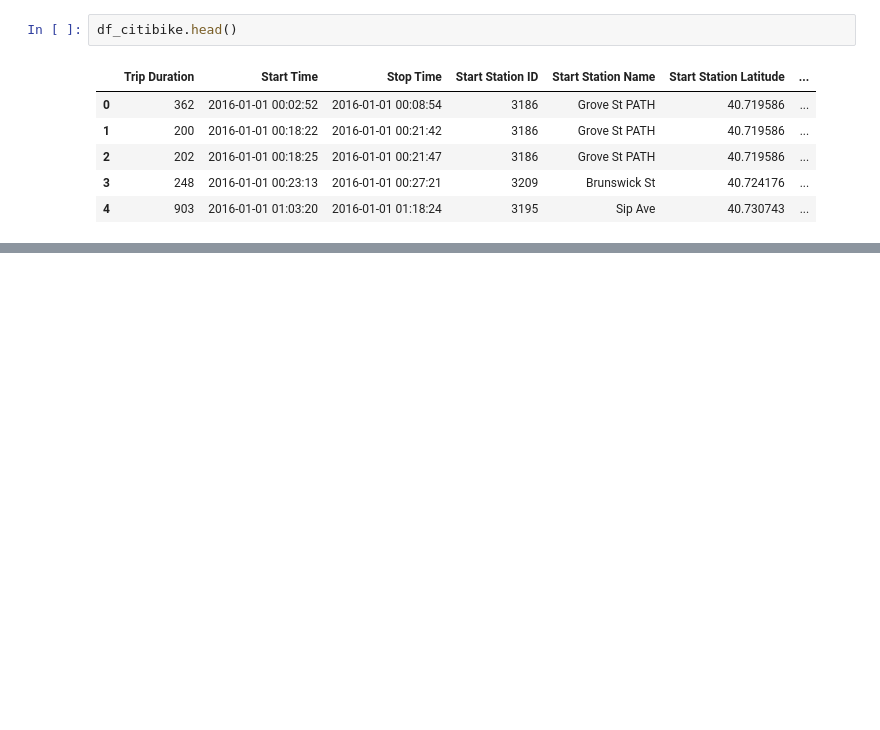
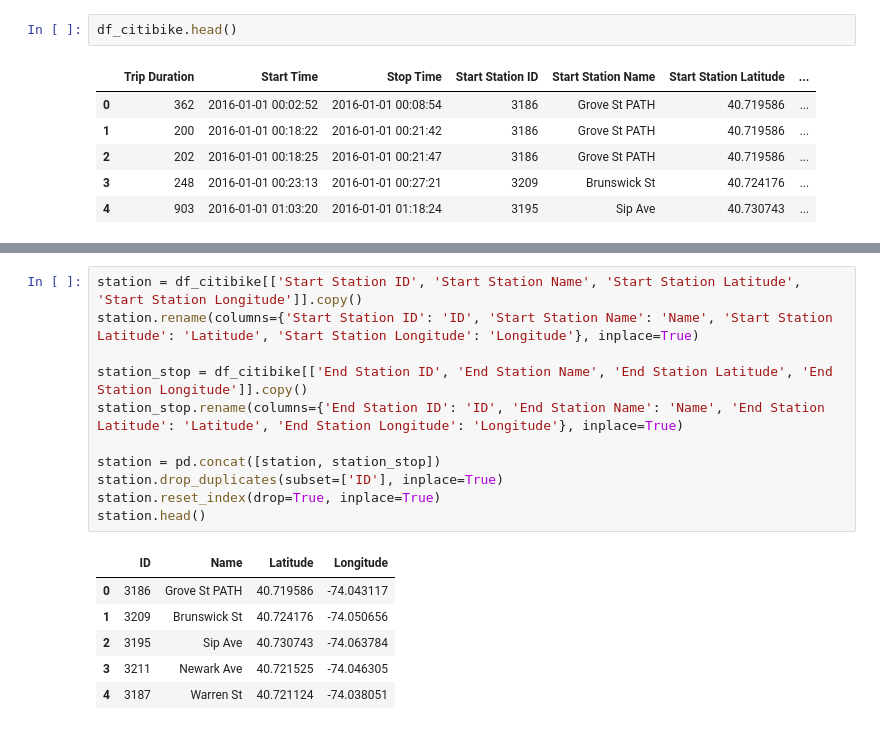
Before and after one commit to zuzaszk/codecademy-portfolio, a Jupyter notebook: main.ipynb, the cells around one changed output, grey strips where cells are left out. Saved outputs shown, nothing was run; the diff lists cells and outputs as text; blank space fills up the shorter version.

```diff
--- a/main.ipynb
+++ b/main.ipynb
@@ -438,0 +452,18 @@ Given the dataframes, let's design a schema.
+# %%
+station = df_citibike[['Start Station ID', 'Start Station Name', 'Start Station Latitude', 'Start Station Longitude']].copy()
+station.rename(columns={'Start Station ID': 'ID', 'Start Station Name': 'Name', 'Start Station Latitude': 'Latitude', 'Start Station Longitude': 'Longitude'}, inplace=True)
+
+station_stop = df_citibike[['End Station ID', 'End Station Name', 'End Station Latitude', 'End Station Longitude']].copy()
+station_stop.rename(columns={'End Station ID': 'ID', 'End Station Name': 'Name', 'End Station Latitude': 'Latitude', 'End Station Longitude': 'Longitude'}, inplace=True)
+
+station = pd.concat([station, station_stop])
+station.drop_duplicates(subset=['ID'], inplace=True)
+station.reset_index(drop=True, inplace=True)
+station.head()
+# %% [output]
+|  | ID | Name | Latitude | Longitude |
+| 0 | 3186 | Grove St PATH | 40.719586 | -74.043117 |
+| 1 | 3209 | Brunswick St | 40.724176 | -74.050656 |
+| 2 | 3195 | Sip Ave | 40.730743 | -74.063784 |
+| 3 | 3211 | Newark Ave | 40.721525 | -74.046305 |
+| 4 | 3187 | Warren St | 40.721124 | -74.038051 |
```
Also changed, not shown: parts of 9 cells of this notebook.
